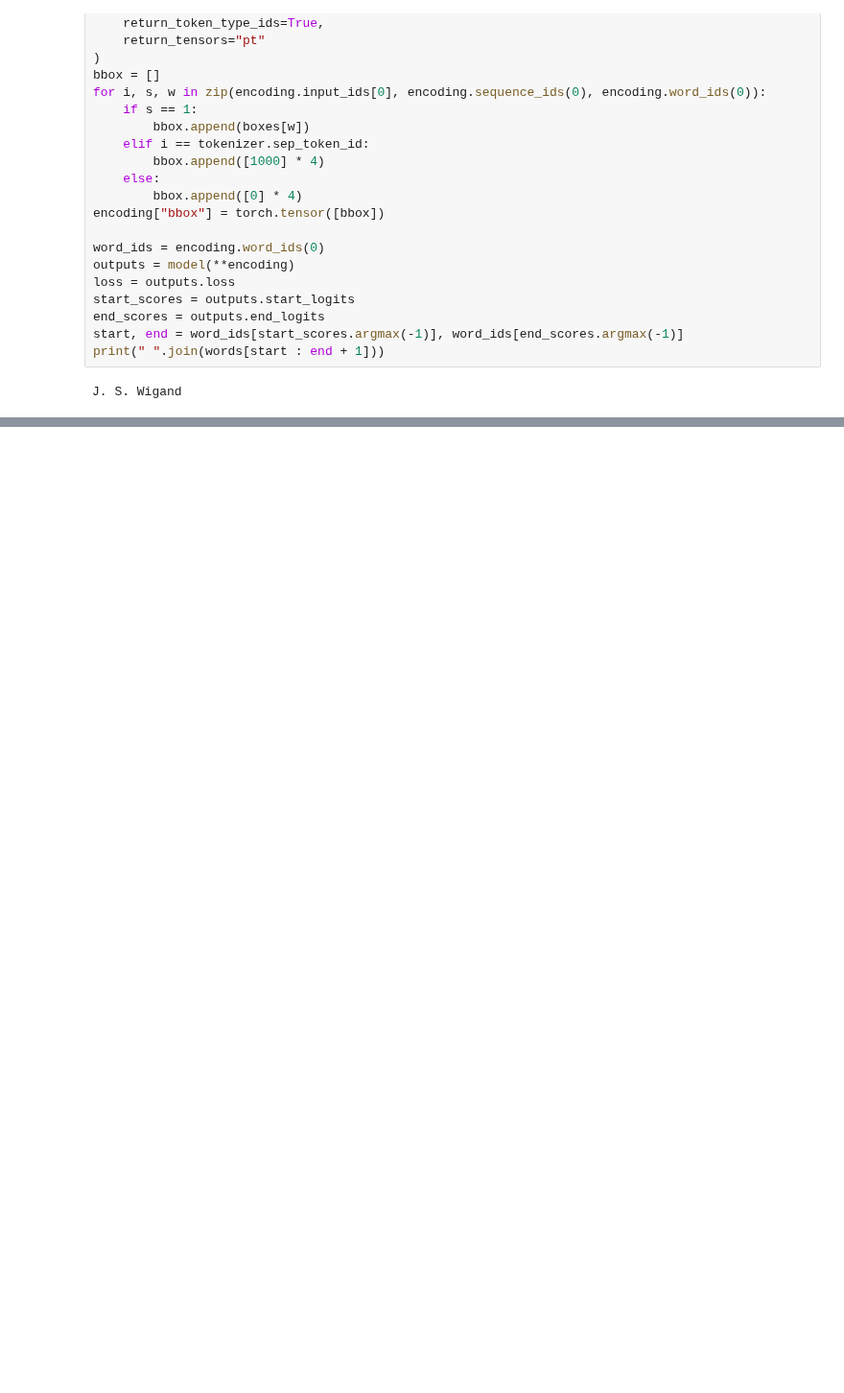
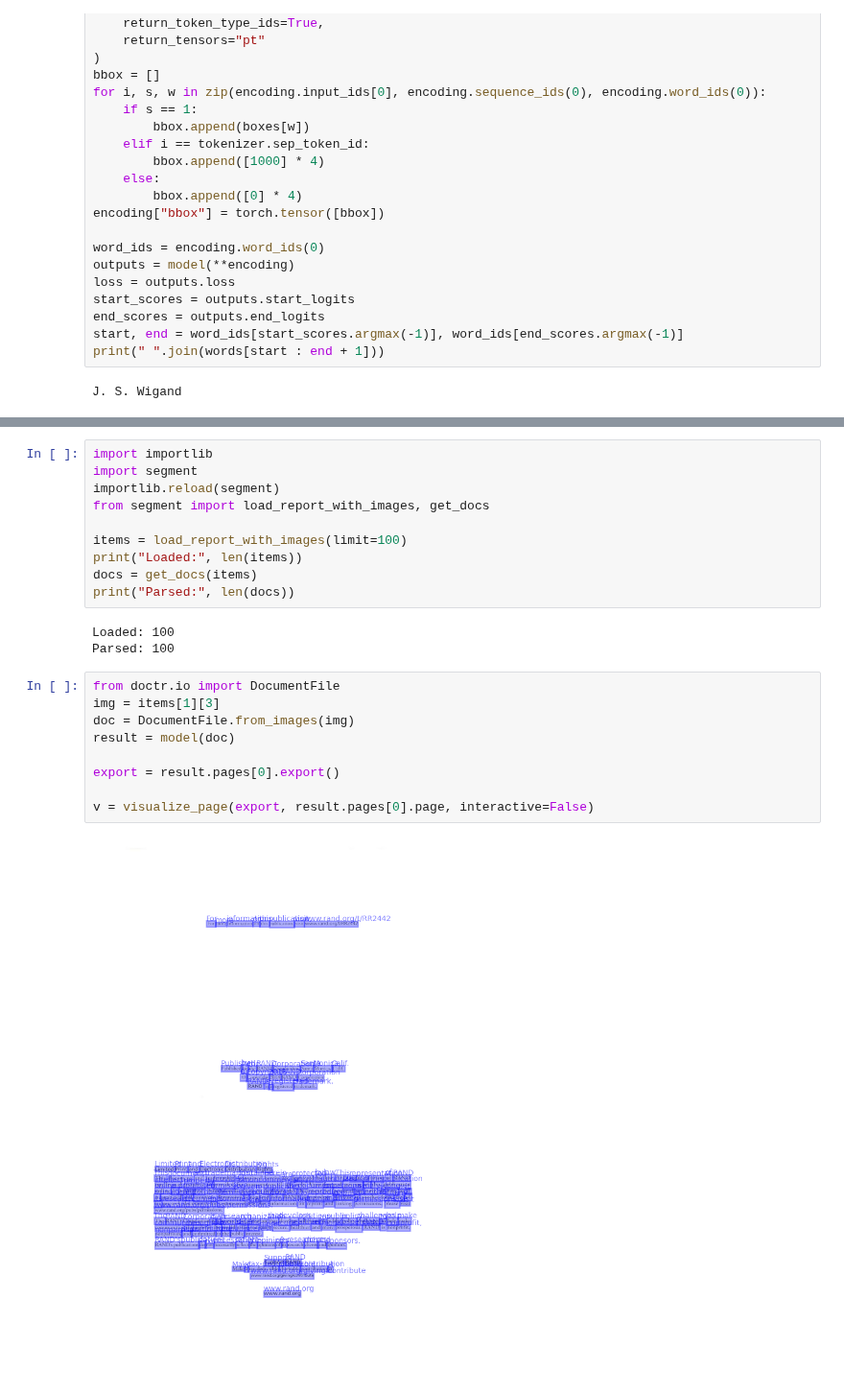
Before and after one commit to amaljoe/doctr-dit, a Jupyter notebook: notebooks/layout.ipynb, the cells around one changed output, grey strips where cells are left out. Shown at 96% size. Saved outputs shown, nothing was run; the diff lists cells and outputs as text; blank space fills up the shorter version.

Commit message:
add: segment mapping

```diff
--- a/notebooks/layout.ipynb
+++ b/notebooks/layout.ipynb
@@ -44,0 +60,24 @@ J. S. Wigand
+# %%
+import importlib
+import segment
+importlib.reload(segment)
+from segment import load_report_with_images, get_docs
+
+items = load_report_with_images(limit=100)
+print("Loaded:", len(items))
+docs = get_docs(items)
+print("Parsed:", len(docs))
+# %% [output]
+Loaded: 100
+Parsed: 100
+# %%
+from doctr.io import DocumentFile
+img = items[1][3]
+doc = DocumentFile.from_images(img)
+result = model(doc)
+
+export = result.pages[0].export()
+
+v = visualize_page(export, result.pages[0].page, interactive=False)
+# %% [output]
+[figure, added]
```
Also changed, not shown: parts of 6 cells of this notebook, 8 other files.
